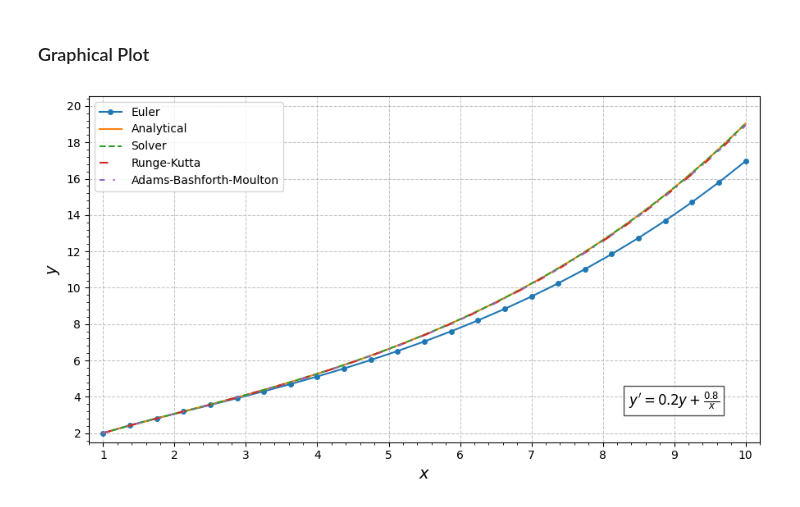
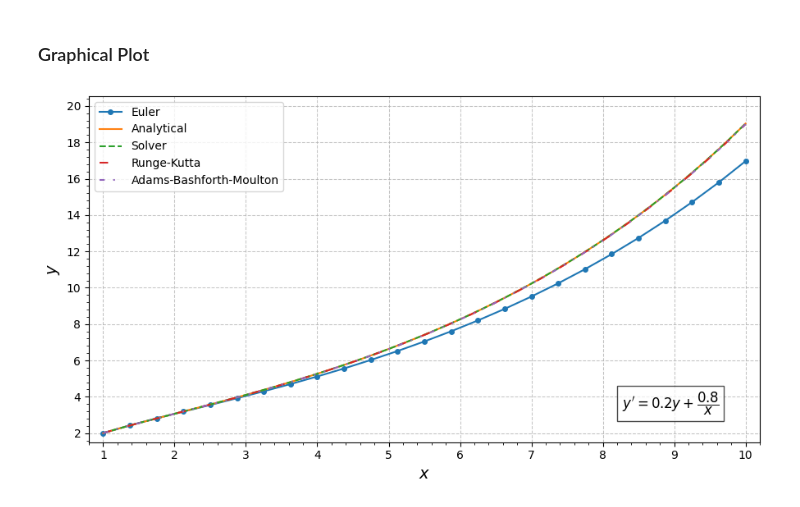
Before and after one commit to constabIe/de-ips4, a Jupyter notebook: notebooks/task-1.ipynb, the cells around one changed output. Saved outputs shown, nothing was run; the diff lists cells and outputs as text; code cells hidden in the pictures.

Commit message:
task3

```diff
--- a/notebooks/task-1.ipynb
+++ b/notebooks/task-1.ipynb
@@ -28,9 +28,9 @@ Y0 = 2.0
 START = 1.0
 END = 10.0
 
-MESH = 400
+MESH = 1000
 
-# Step
+# Step size. Depends on mesh refinement
 def h(m=MESH):
     return (END - START) / m
 # %% [markdown]
@@ -169,32 +171,34 @@ ax.plot(
 ax.plot(
     X_rk, Y_rk,
     color=colors[3],
     linestyle=(0, (5, 10)),
     label="Runge-Kutta"
 )
 
 ax.plot(
     X_adam, Y_adam,
     color=colors[4],
     linestyle=(0, (3, 5, 1, 5, 1, 5)),
     label="Adams-Bashforth-Moulton"
 )
 
 description = (
-    r"$y' = 0.2y + \frac{0.8}{x}$"
+    r"$y' = 0.2y + \dfrac{0.8}{x}$"
 )
 ax.text(
     0.94, 0.15, description,
     transform=ax.transAxes,
     fontsize=12,
     verticalalignment="top",
     horizontalalignment="right",
     bbox=dict(facecolor="white", alpha=0.7)
 )
 
 plt.legend(loc='upper left')
 plt.tight_layout()
 
+plt.savefig('task1_plot.svg', format='svg')
+
 plt.show()
 # %% [output]
-[figure, old version]
+[figure, new version]
```
Also changed, not shown: parts of 1 cell of this notebook, 2 other files.
